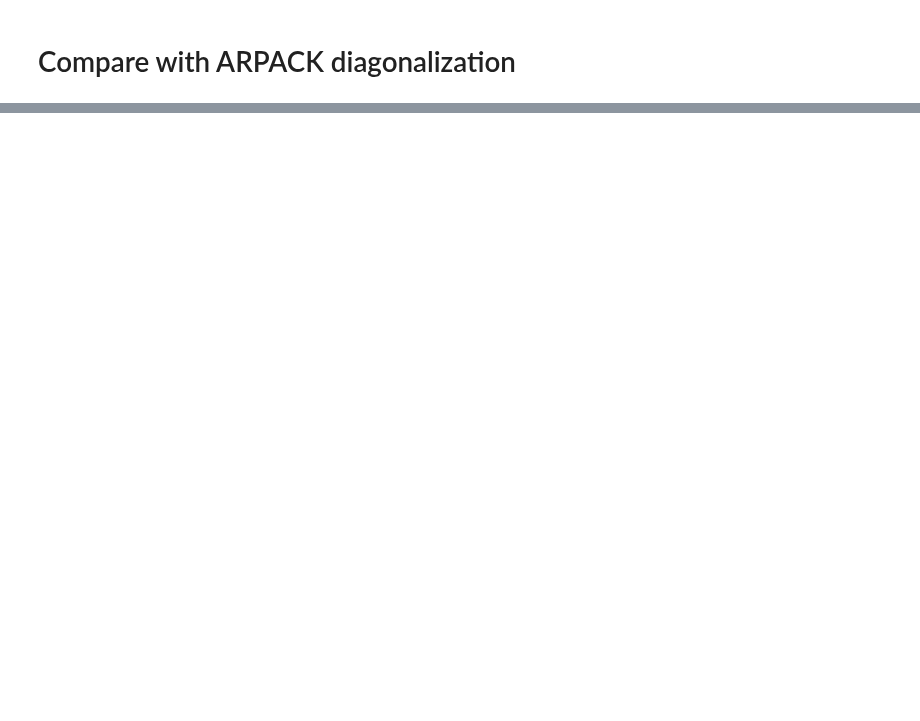
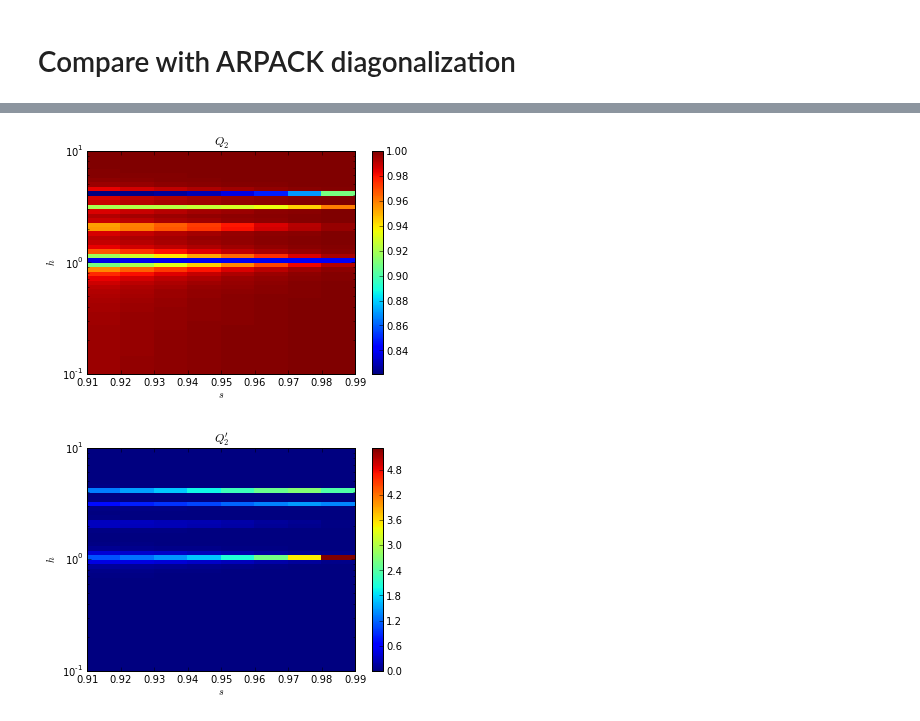
Before and after one commit to mcwitt/quantum-graph-isomorphism, a Jupyter notebook: analysis/susc.ipynb, the cells around one changed output, grey strips where cells are left out. Drawn from its saved outputs; the diff is of its cells as text; code cells hidden in the pictures; blank space fills up the shorter version.

```diff
--- a/analysis/susc.ipynb
+++ b/analysis/susc.ipynb
@@ -78,0 +124,15 @@ for ga, gb in combinations(graph_files, 2):
+# %%
+xs = data.xs(['v0.3', 'g13a.txt', 1e-3], level=['ver', 'graph', 'dh'])
+xs = xs[xs.index.get_level_values('s') > 0.9]
+plot_heatmap(xs.q2.unstack('s'))
+xlabel('$s$'); ylabel('$h$')
+title('${}$'.format(symbol('q2')))
+savefig('q2-sg0.9.png')
+figure()
+plot_heatmap(xs.q2p.unstack('s'))
+xlabel('$s$'); ylabel('$h$')
+title('${}$'.format(symbol('q2p')));
+savefig('q2p-sg0.9.png')
+# %% [output]
+[figure, added]
+[figure, added]
```
Also changed, not shown: parts of 15 cells of this notebook, 4 other files.
